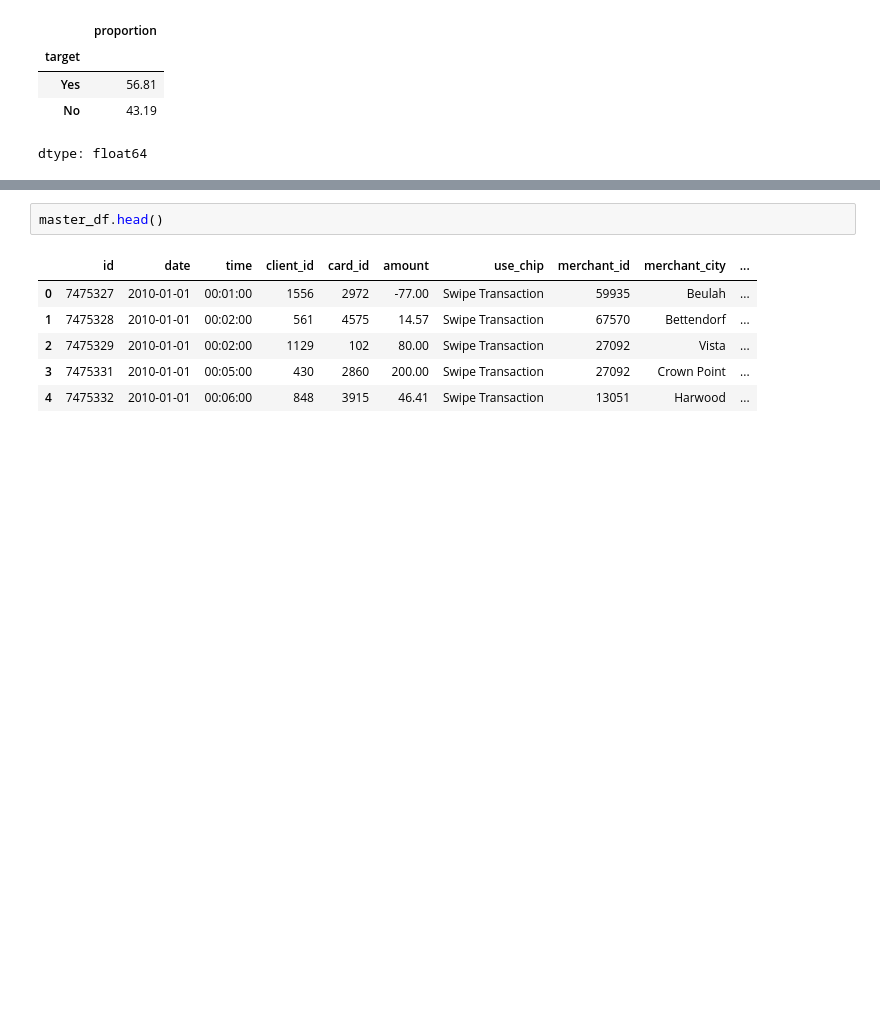
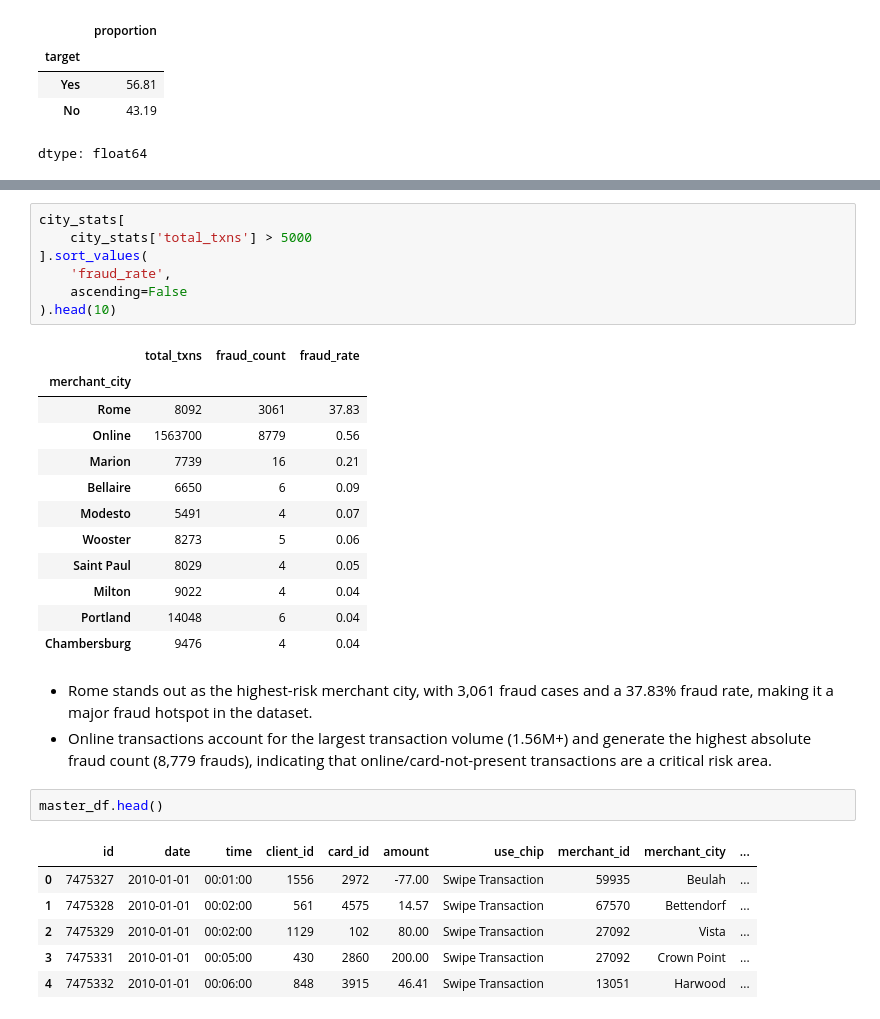
Before and after one commit to ShlokBagwe/FinGuard, a Jupyter notebook: EDA.ipynb, the cells around one changed output, grey strips where cells are left out. Cells and saved outputs as stored; diff of their text form; blank space fills up the shorter version.

```diff
--- a/EDA.ipynb
+++ b/EDA.ipynb
@@ -526,3 +518,26 @@ master_df[
+# %%
+city_stats[
+    city_stats['total_txns'] > 5000
+].sort_values(
+    'fraud_rate',
+    ascending=False
+).head(10)
+# %% [output]
+|  | total_txns | fraud_count | fraud_rate |
+| merchant_city |  |  |  |
+| Rome | 8092 | 3061 | 37.83 |
+| Online | 1563700 | 8779 | 0.56 |
+| Marion | 7739 | 16 | 0.21 |
+| Bellaire | 6650 | 6 | 0.09 |
+| Modesto | 5491 | 4 | 0.07 |
+| Wooster | 8273 | 5 | 0.06 |
+| Saint Paul | 8029 | 4 | 0.05 |
+| Milton | 9022 | 4 | 0.04 |
+| Portland | 14048 | 6 | 0.04 |
+| Chambersburg | 9476 | 4 | 0.04 |
+# %% [markdown]
+- Rome stands out as the highest-risk merchant city, with 3,061 fraud cases and a 37.83% fraud rate, making it a major fraud hotspot in the dataset.
+- Online transactions account for the largest transaction volume (1.56M+) and generate the highest absolute fraud count (8,779 frauds), indicating that online/card-not-present transactions are a critical risk area.
 # %%
 master_df.head()
 # %% [output]
```
Also changed, not shown: parts of 11 cells of this notebook.
